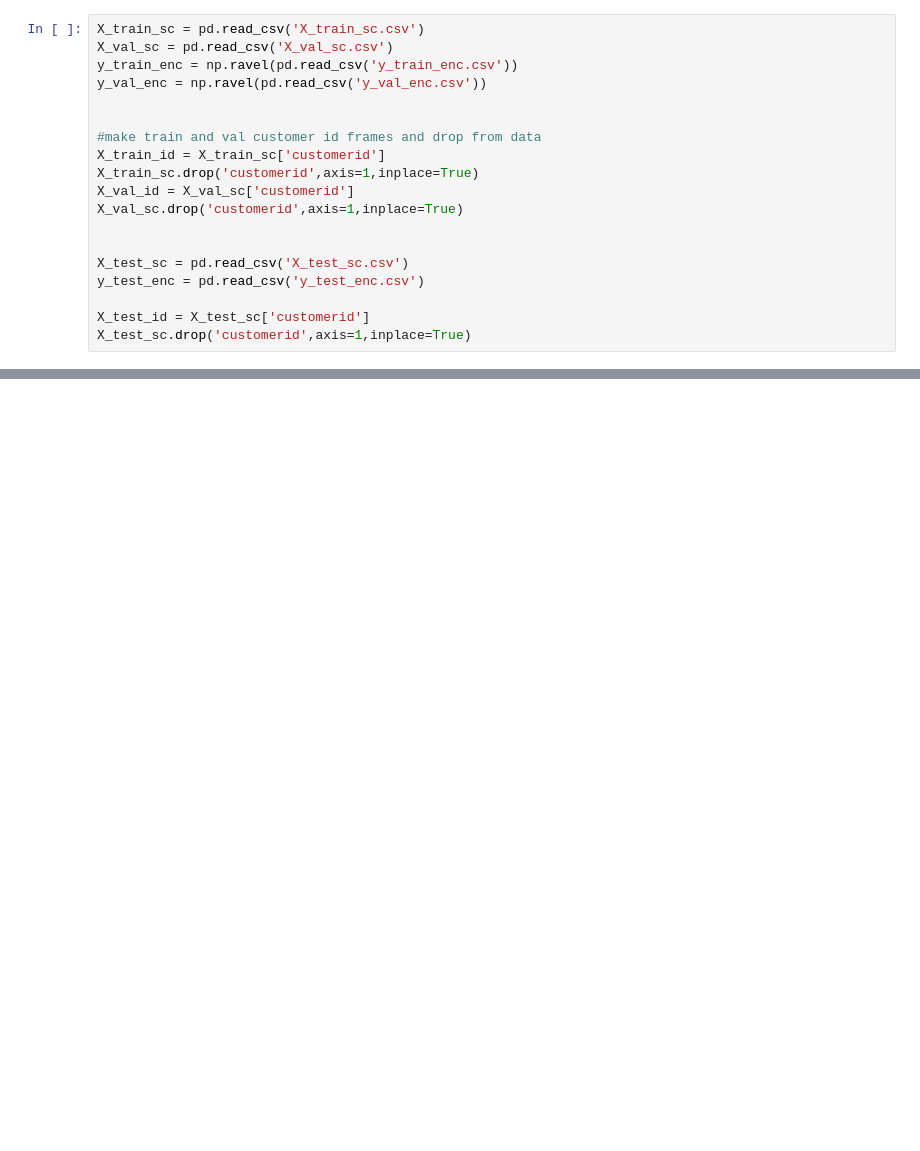
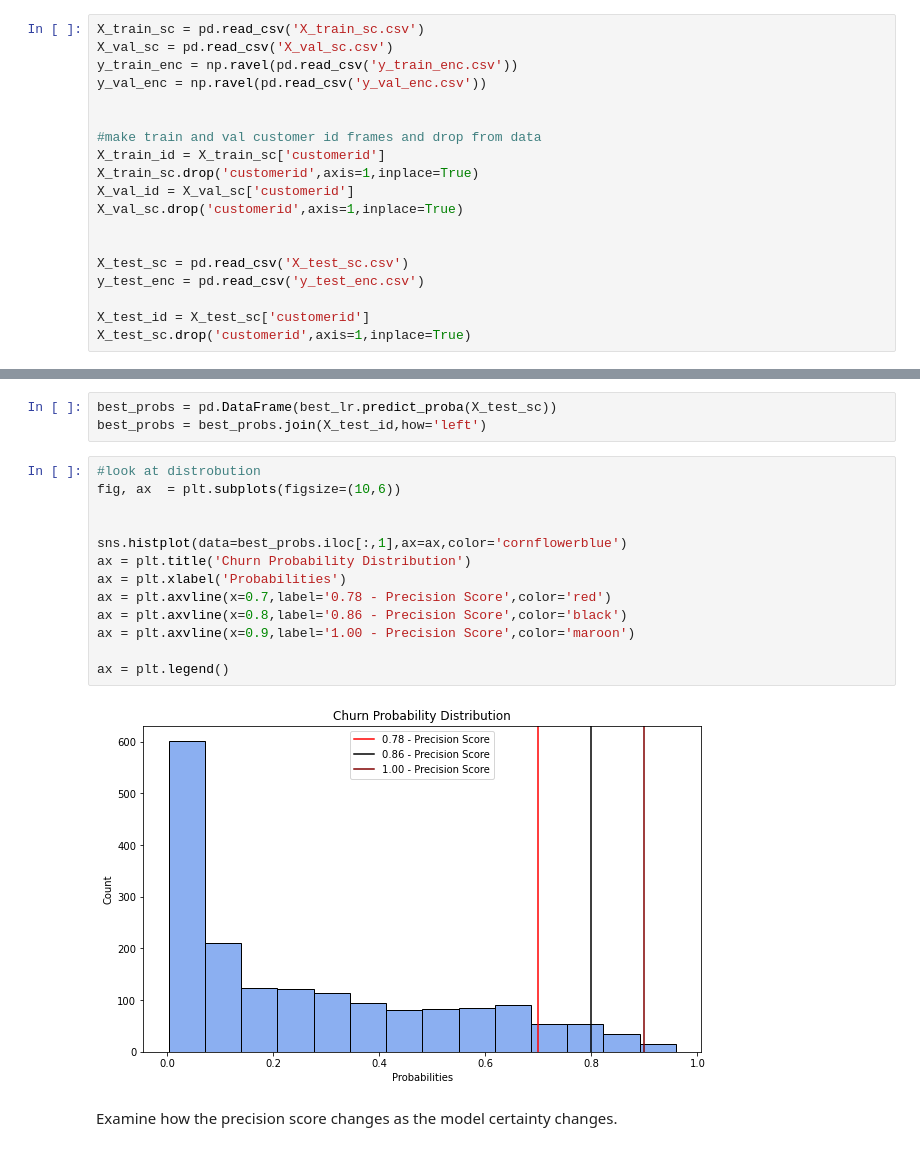
Before and after one commit to GriffinRiner/bsc-phase-three-project, a Jupyter notebook: notebooks/exploratory/Warren/probabilities testing.ipynb, the cells around one changed output, grey strips where cells are left out. Drawn from its saved outputs; the diff is of its cells as text; blank space fills up the shorter version.

```diff
--- a/notebooks/exploratory/Warren/probabilities testing.ipynb
+++ b/notebooks/exploratory/Warren/probabilities testing.ipynb
@@ -104,0 +42,20 @@ The 10 customers most likely to churn are:
+# %%
+best_probs = pd.DataFrame(best_lr.predict_proba(X_test_sc))
+best_probs = best_probs.join(X_test_id,how='left')
+# %%
+#look at distrobution
+fig, ax  = plt.subplots(figsize=(10,6))
+
+
+sns.histplot(data=best_probs.iloc[:,1],ax=ax,color='cornflowerblue')
+ax = plt.title('Churn Probability Distribution')
+ax = plt.xlabel('Probabilities')
+ax = plt.axvline(x=0.7,label='0.78 - Precision Score',color='red')
+ax = plt.axvline(x=0.8,label='0.86 - Precision Score',color='black')
+ax = plt.axvline(x=0.9,label='1.00 - Precision Score',color='maroon')
+
+ax = plt.legend()
+# %% [output]
+[figure, added]
+# %% [markdown]
+Examine how the precision score changes as the model certainty changes.
```
Also changed, not shown: parts of 23 cells of this notebook, 12 other files.
